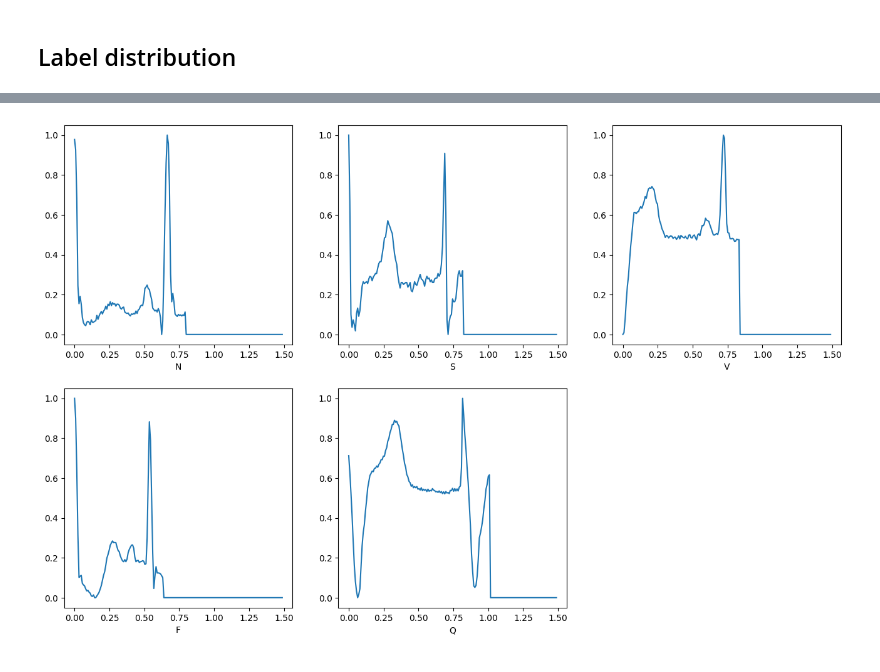
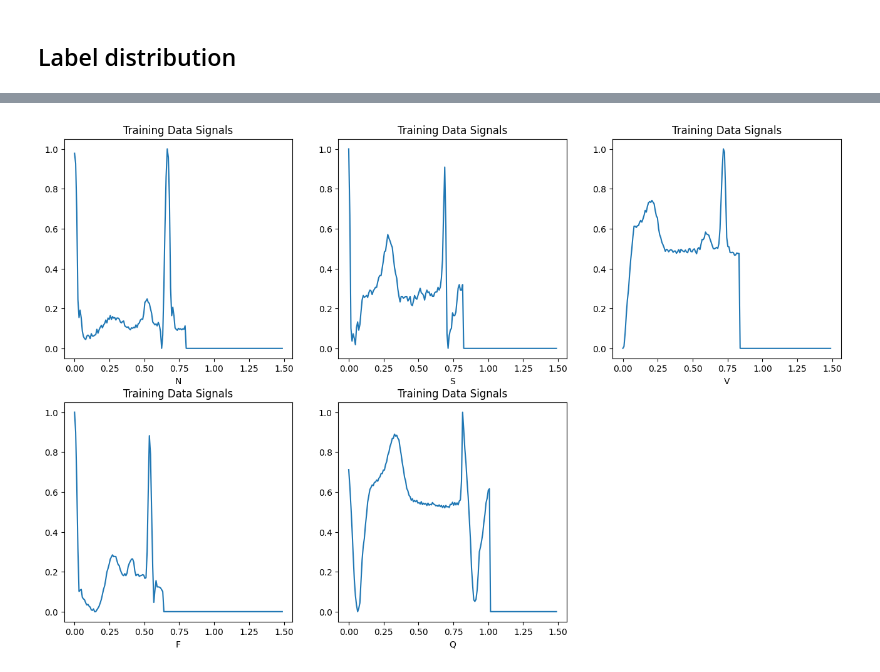
Before and after one commit to root-dh-94/heartbt_categorization, a Jupyter notebook: notebooks/exploratory/eda.ipynb, the cells around one changed output, grey strips where cells are left out. Cells and saved outputs as stored; diff of their text form; code cells hidden in the pictures.

```diff
--- a/notebooks/exploratory/eda.ipynb
+++ b/notebooks/exploratory/eda.ipynb
@@ -94,12 +147,13 @@ plt.show()
 SAMPLE_FREQ = 125
 # %%
 time_duration = np.arange(df_mitbih_train.shape[1] - 1)/SAMPLE_FREQ
-# %%
-plt.figure(figsize=(16, 10))
-for label in df_mitbih_train.labels.unique():
-    plt.subplot(2,3,label+1)
-    plt.xlabel(LABELS[label])
-    plt.plot(time_duration, df_mitbih_train.loc[df_mitbih_train.labels==label].
-             values[0,:df_mitbih_train.shape[1] - 1])
-# %% [output]
-[figure, removed]
+# %%
+plt.figure(figsize=(16, 10))
+for label in df_mitbih_train.labels.unique():
+    plt.subplot(2,3,label+1)
+    plt.xlabel(LABELS[label])
+    plt.title('Training Data Signals')
+    plt.plot(time_duration, df_mitbih_train.loc[df_mitbih_train.labels==label].
+             values[0,:df_mitbih_train.shape[1] - 1])
+# %% [output]
+[figure, added]
```
Also changed, not shown: parts of 17 cells of this notebook.
